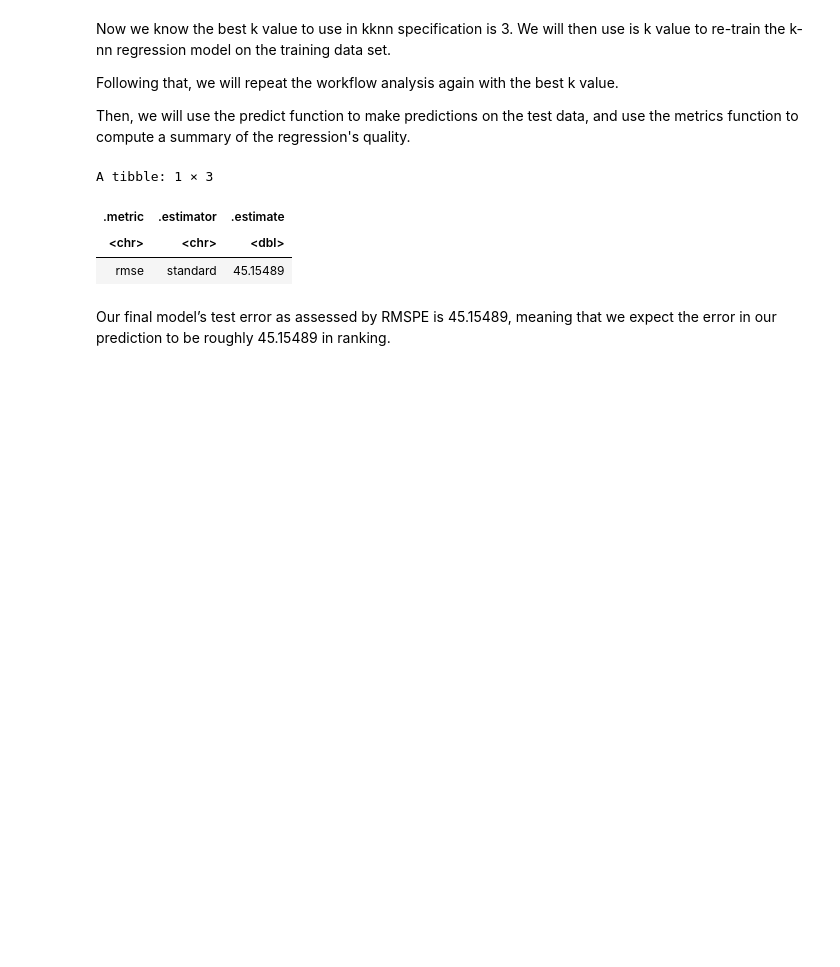
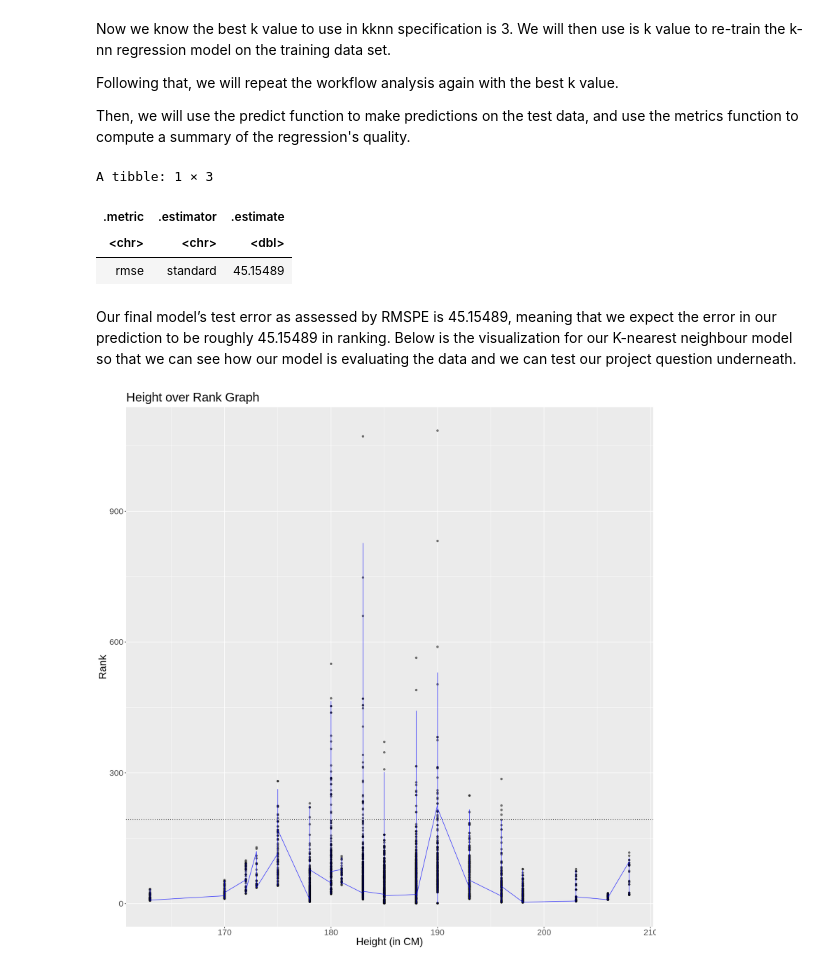
Before and after one commit to joelbonnie/ATPRankRegression, a Jupyter notebook: FinalProject.ipynb, the cells around one changed output. Drawn from its saved outputs; the diff is of its cells as text; code cells hidden in the pictures; blank space fills up the shorter version.

```diff
--- a/FinalProject.ipynb
+++ b/FinalProject.ipynb
@@ -246,4 +256,25 @@ A tibble: 1 × 3
 | <chr> | <chr> | <dbl> |
 | rmse | standard | 45.15489 |
 # %% [markdown]
-Our final model’s test error as assessed by RMSPE is 45.15489, meaning that we expect the error in our prediction to be roughly 45.15489 in ranking.
+Our final model’s test error as assessed by RMSPE is 45.15489, meaning that we expect the error in our prediction to be roughly 45.15489 in ranking. Below is the visualization for our K-nearest neighbour model so that we can see how our model is evaluating the data and we can test our project question underneath.
+# %%
+options(repr.plot.width = 15, repr.plot.height = 15)
+
+ATP_preds <- ATP_best_fit %>%
+predict(ATP_training) %>%
+bind_cols(ATP_training)
+
+ATP_plot <- ggplot(ATP_training, aes(x = height, y = rank)) +
+geom_point(alpha = 0.5) +
+geom_hline(yintercept = 193, linetype = "dotted") +
+geom_line(alpha = 0.75, data = ATP_preds,
+          mapping = aes(x = height, y = .pred),
+          color = "blue") +
+xlab("Height (in CM)") +
+ylab("Rank") +
+ggtitle("Height over Rank Graph") +
+theme(text=element_text(size=20))
+
+ATP_plot
+# %% [output]
+[figure, added]
```
Also changed, not shown: parts of 6 cells of this notebook.
